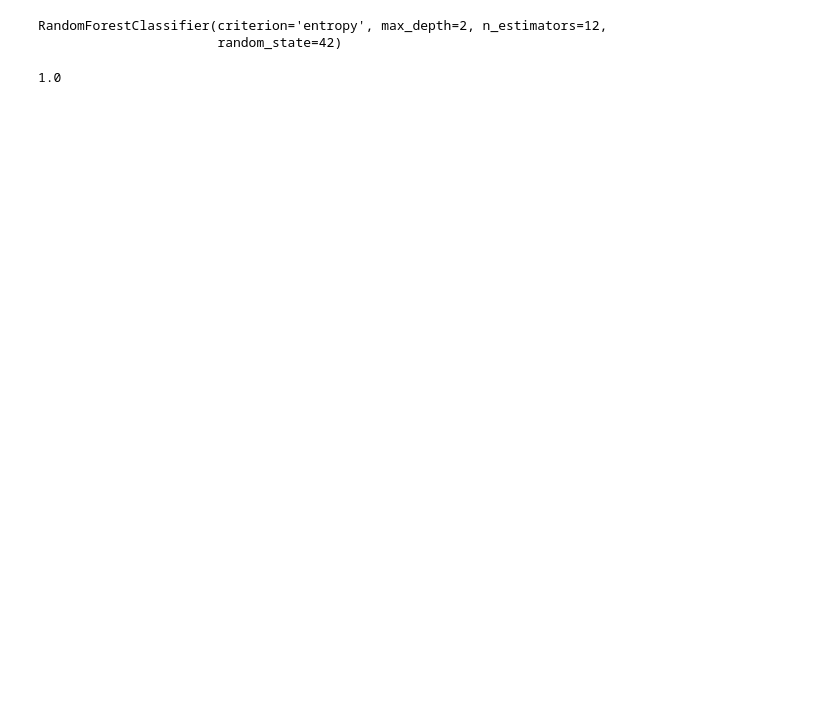
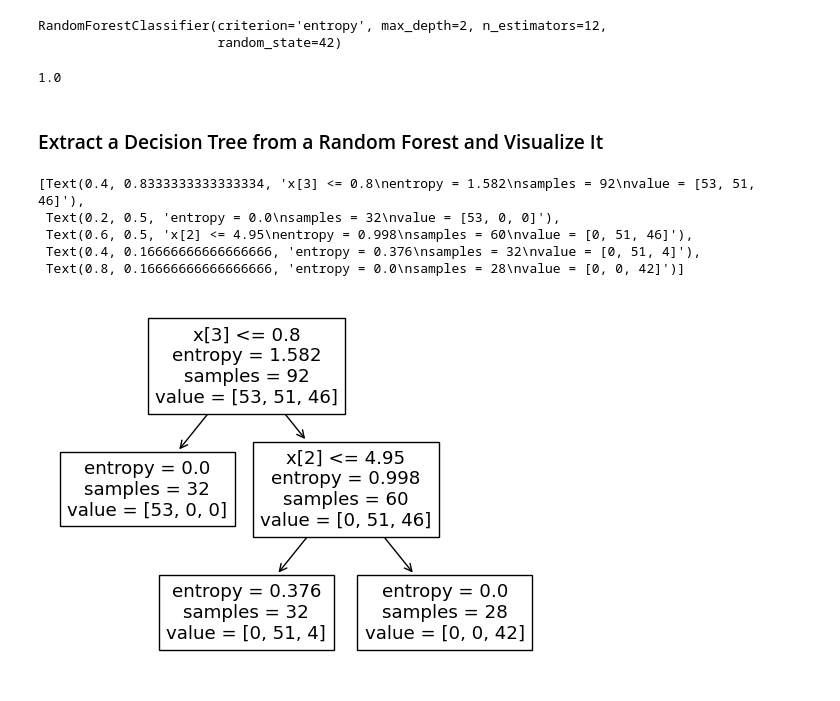
Before and after one commit to ManhDzungNguyen/Machine--Learning-Algorithms, a Jupyter notebook: Decision Tree Algorithm and Random Forest Algorithm/random_forest_algorithm.ipynb, the cells around one changed output. Drawn from its saved outputs; the diff is of its cells as text; code cells hidden in the pictures; blank space fills up the shorter version.

Commit message:
update random_forest_algorithm

```diff
--- a/Decision Tree Algorithm and Random Forest Algorithm/random_forest_algorithm.ipynb
+++ b/Decision Tree Algorithm and Random Forest Algorithm/random_forest_algorithm.ipynb
@@ -54,3 +60,15 @@ y_pred = model.predict(X_test)
 accuracy_score(y_test, y_pred, normalize=True)
 # %% [output]
 1.0
+# %% [markdown]
+### Extract a Decision Tree from a Random Forest and Visualize It
+# %%
+estimator = model.estimators_[5]
+tree.plot_tree(estimator)
+# %% [output]
+[Text(0.4, 0.8333333333333334, 'x[3] <= 0.8\nentropy = 1.582\nsamples = 92\nvalue = [53, 51, 46]'),
+ Text(0.2, 0.5, 'entropy = 0.0\nsamples = 32\nvalue = [53, 0, 0]'),
+ Text(0.6, 0.5, 'x[2] <= 4.95\nentropy = 0.998\nsamples = 60\nvalue = [0, 51, 46]'),
+ Text(0.4, 0.16666666666666666, 'entropy = 0.376\nsamples = 32\nvalue = [0, 51, 4]'),
+ Text(0.8, 0.16666666666666666, 'entropy = 0.0\nsamples = 28\nvalue = [0, 0, 42]')]
+[figure, added]
```
Also changed, not shown: parts of 4 cells of this notebook.
